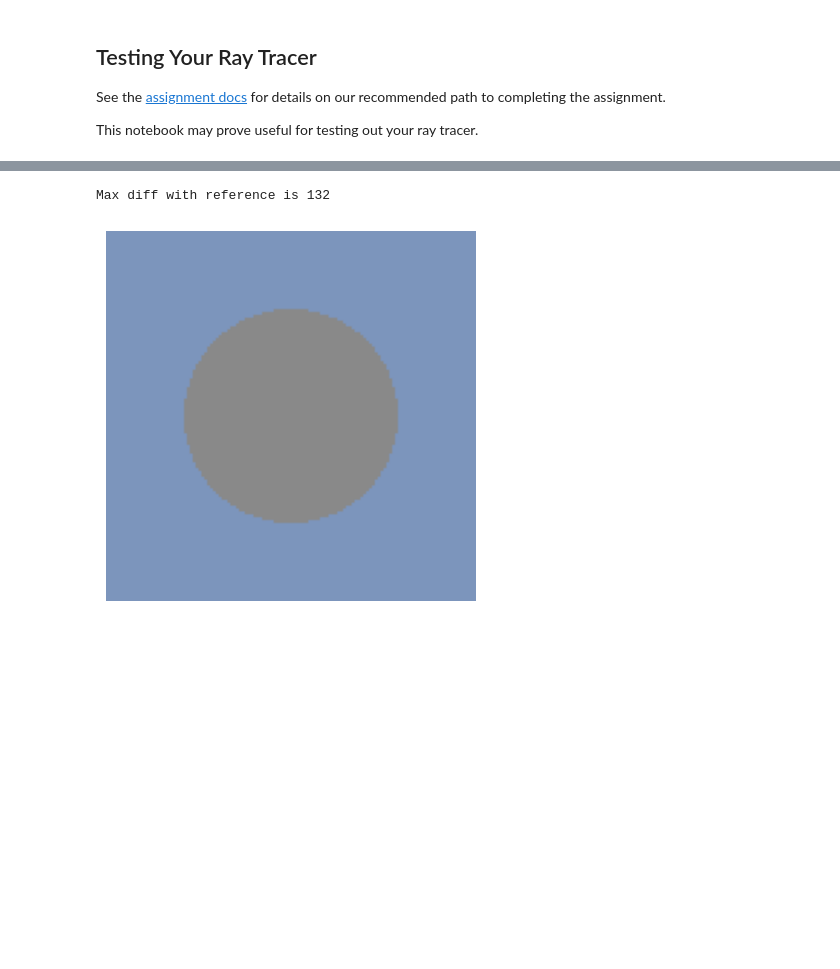
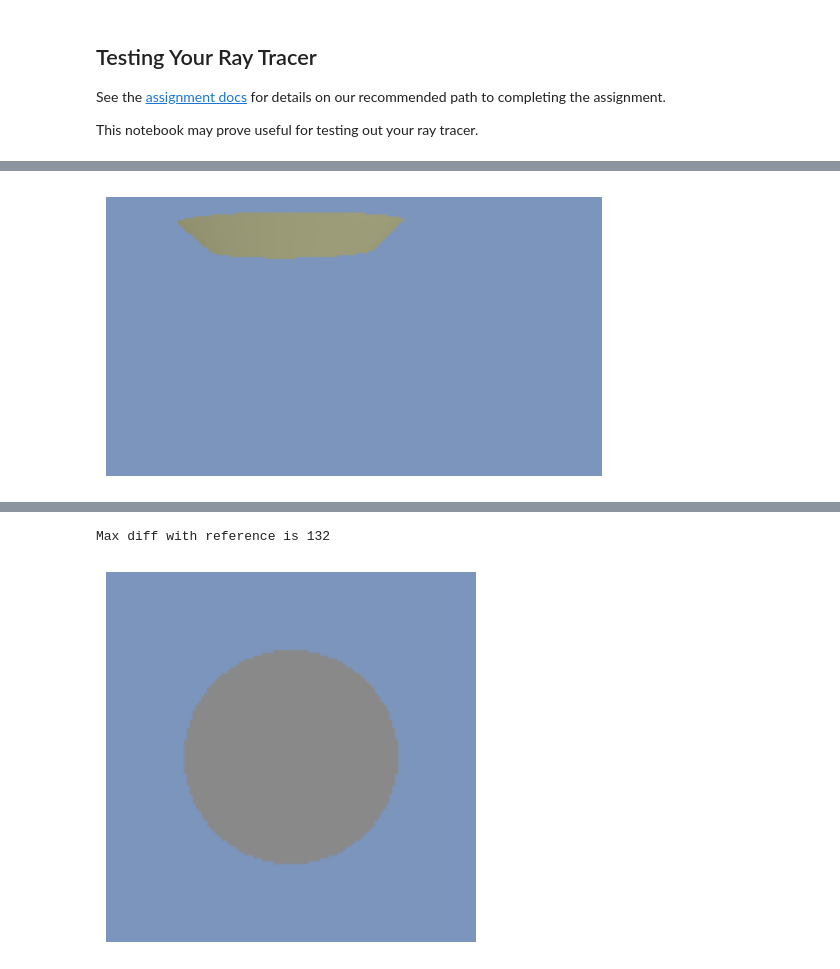
Before and after one commit to jcadastra/TracinRays, a Jupyter notebook: Testing.ipynb, the cells around one changed output, grey strips where cells are left out. Drawn from its saved outputs; the diff is of its cells as text; code cells hidden in the pictures; blank space fills up the shorter version.

Commit message:
cylinder and cone test

```diff
--- a/Testing.ipynb
+++ b/Testing.ipynb
@@ -13,3 +13,8 @@ NameError: name 'Cylinder' is not defined
+# %%
+im = ConeExample().render(output_shape = [144,256]).GetFloatCopy()
+im.show()
+# %% [output]
+[figure, added]
 # %% [markdown]
 ### Step 0
 When you have completed Step 0 your the image below should look like:
```
Also changed, not shown: parts of 1 cell of this notebook, 2 other files.
